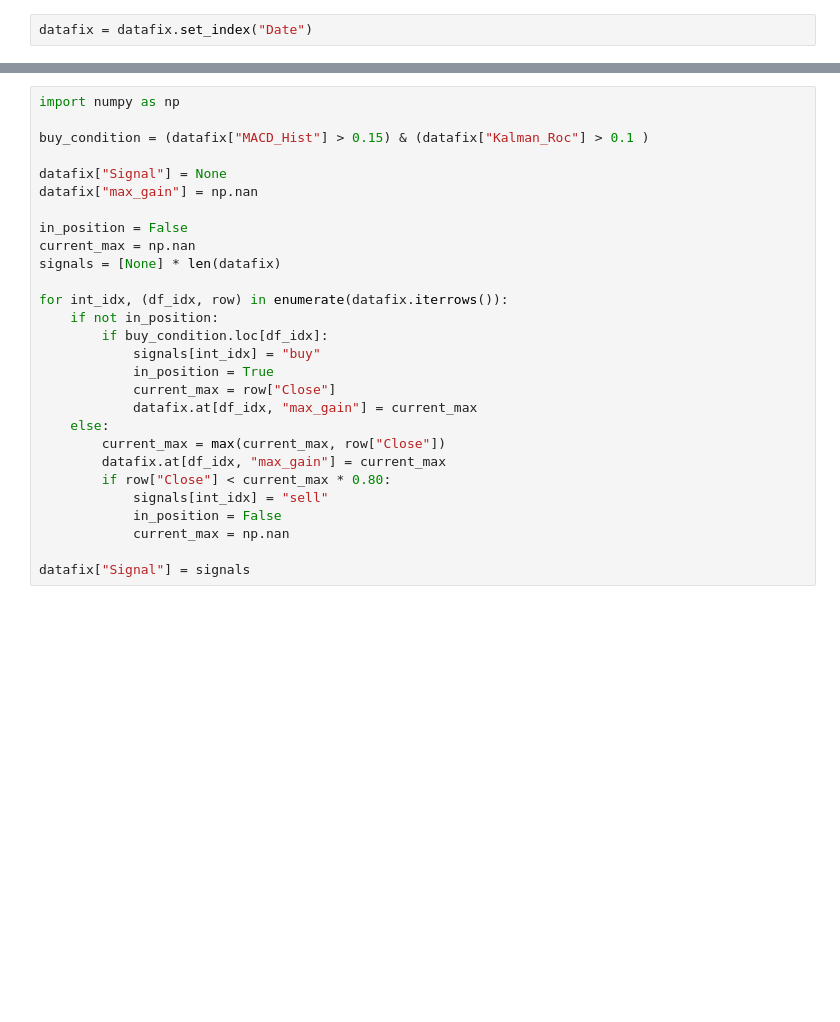
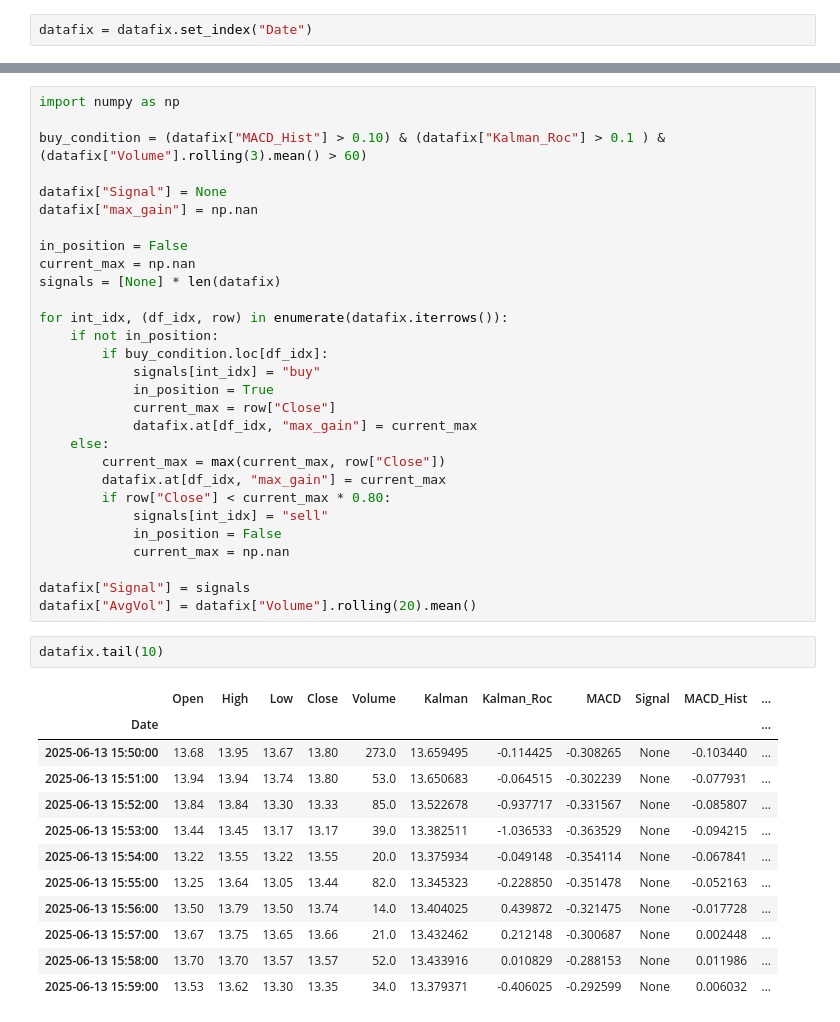
Before and after one commit to noah-Shaffer/projects, a Jupyter notebook: options trading/Testing.ipynb, the cells around one changed output, grey strips where cells are left out. Cells and saved outputs as stored; diff of their text form; blank space fills up the shorter version.

```diff
--- a/options trading/Testing.ipynb
+++ b/options trading/Testing.ipynb
@@ -47,7 +47,7 @@ plot("MACD")
 # %%
 import numpy as np
 
-buy_condition = (datafix["MACD_Hist"] > 0.15) & (datafix["Kalman_Roc"] > 0.1 )
+buy_condition = (datafix["MACD_Hist"] > 0.10) & (datafix["Kalman_Roc"] > 0.1 ) & (datafix["Volume"].rolling(3).mean() > 60)
 
 datafix["Signal"] = None
 datafix["max_gain"] = np.nan
@@ -72,6 +72,22 @@ for int_idx, (df_idx, row) in enumerate(datafix.iterrows()):
             current_max = np.nan
 
 datafix["Signal"] = signals
+datafix["AvgVol"] = datafix["Volume"].rolling(20).mean()
+# %%
+datafix.tail(10)
+# %% [output]
+|  | Open | High | Low | Close | Volume | Kalman | Kalman_Roc | MACD | Signal | MACD_Hist | ... |
+| Date |  |  |  |  |  |  |  |  |  |  | ... |
+| 2025-06-13 15:50:00 | 13.68 | 13.95 | 13.67 | 13.80 | 273.0 | 13.659495 | -0.114425 | -0.308265 | None | -0.103440 | ... |
+| 2025-06-13 15:51:00 | 13.94 | 13.94 | 13.74 | 13.80 | 53.0 | 13.650683 | -0.064515 | -0.302239 | None | -0.077931 | ... |
+| 2025-06-13 15:52:00 | 13.84 | 13.84 | 13.30 | 13.33 | 85.0 | 13.522678 | -0.937717 | -0.331567 | None | -0.085807 | ... |
+| 2025-06-13 15:53:00 | 13.44 | 13.45 | 13.17 | 13.17 | 39.0 | 13.382511 | -1.036533 | -0.363529 | None | -0.094215 | ... |
+| 2025-06-13 15:54:00 | 13.22 | 13.55 | 13.22 | 13.55 | 20.0 | 13.375934 | -0.049148 | -0.354114 | None | -0.067841 | ... |
+| 2025-06-13 15:55:00 | 13.25 | 13.64 | 13.05 | 13.44 | 82.0 | 13.345323 | -0.228850 | -0.351478 | None | -0.052163 | ... |
+| 2025-06-13 15:56:00 | 13.50 | 13.79 | 13.50 | 13.74 | 14.0 | 13.404025 | 0.439872 | -0.321475 | None | -0.017728 | ... |
+| 2025-06-13 15:57:00 | 13.67 | 13.75 | 13.65 | 13.66 | 21.0 | 13.432462 | 0.212148 | -0.300687 | None | 0.002448 | ... |
+| 2025-06-13 15:58:00 | 13.70 | 13.70 | 13.57 | 13.57 | 52.0 | 13.433916 | 0.010829 | -0.288153 | None | 0.011986 | ... |
+| 2025-06-13 15:59:00 | 13.53 | 13.62 | 13.30 | 13.35 | 34.0 | 13.379371 | -0.406025 | -0.292599 | None | 0.006032 | ... |
 # %%
 import matplotlib.pyplot as plt
 
```
Also changed, not shown: parts of 3 cells of this notebook.
